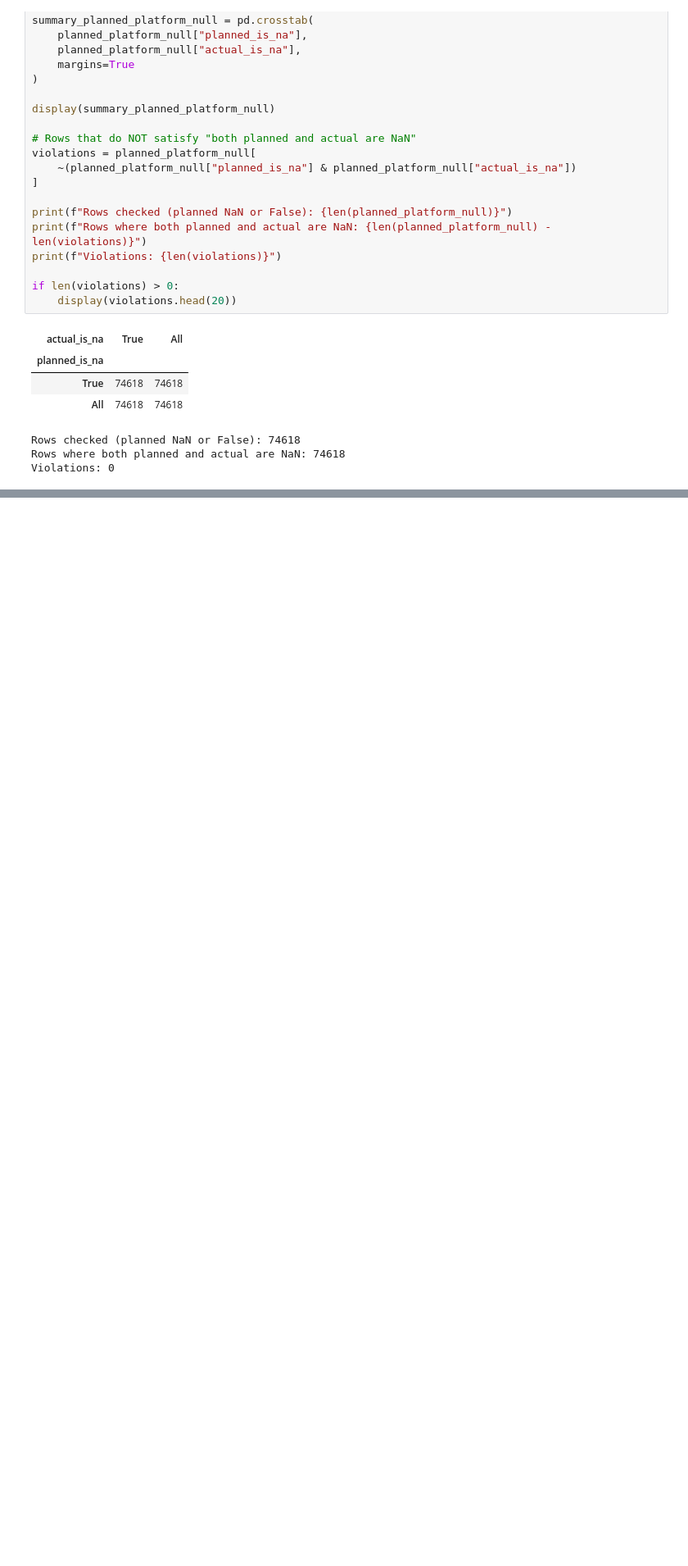
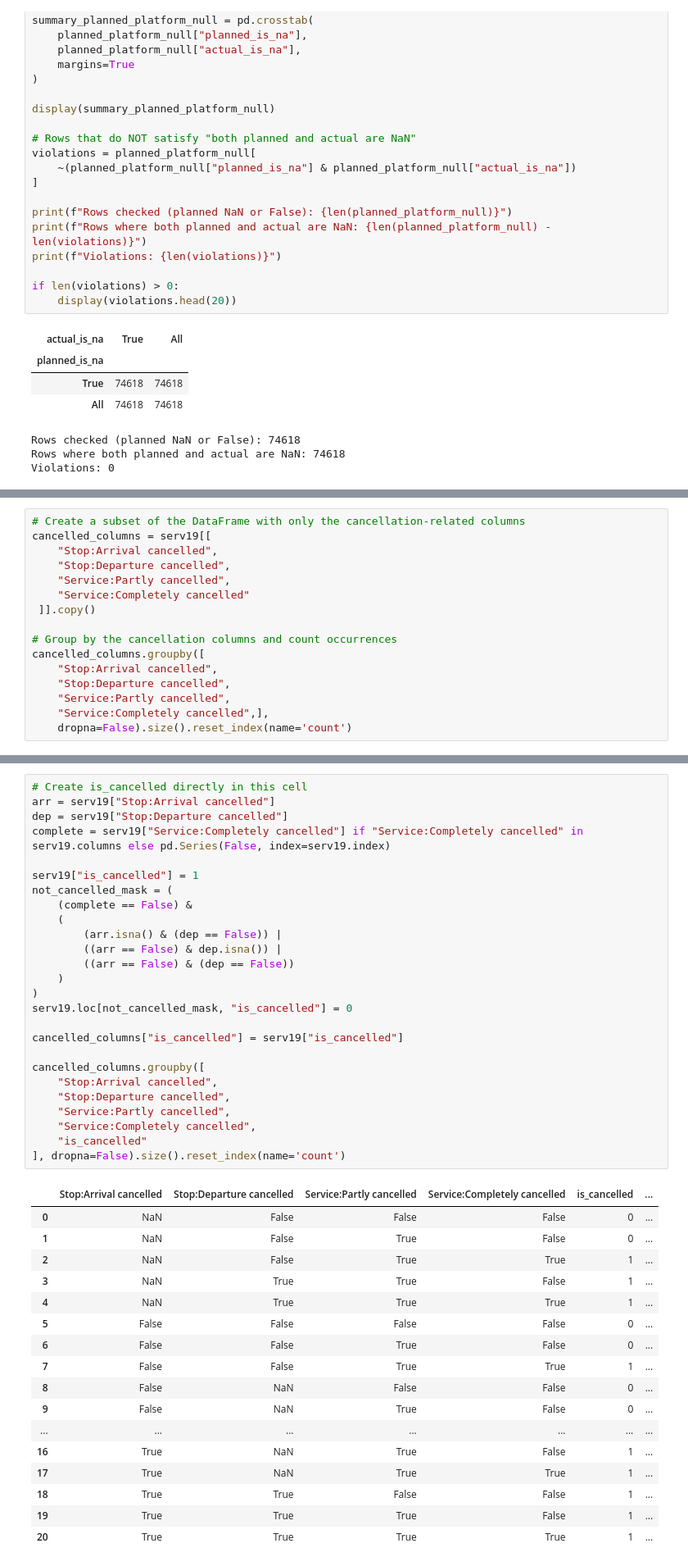
Before and after one commit to ywang0202/master_thesis, a Jupyter notebook: eda_disruptions_weather_final.ipynb, the cells around one changed output, grey strips where cells are left out. Shown at 82% size. Drawn from its saved outputs; the diff is of its cells as text; blank space fills up the shorter version.

```diff
--- a/eda_disruptions_weather_final.ipynb
+++ b/eda_disruptions_weather_final.ipynb
@@ -1115,0 +1103,16 @@ Overlapping rows across A/B/C: 0
+# %%
+# Create a subset of the DataFrame with only the cancellation-related columns
+cancelled_columns = serv19[[
+    "Stop:Arrival cancelled",
+    "Stop:Departure cancelled",
+    "Service:Partly cancelled",
+    "Service:Completely cancelled"
+ ]].copy()
+
+# Group by the cancellation columns and count occurrences
+cancelled_columns.groupby([
+    "Stop:Arrival cancelled",
+    "Stop:Departure cancelled",
+    "Service:Partly cancelled",
+    "Service:Completely cancelled",],
+    dropna=False).size().reset_index(name='count')
@@ -1115,0 +1137,44 @@ Overlapping rows across A/B/C: 0
+# %%
+# Create is_cancelled directly in this cell
+arr = serv19["Stop:Arrival cancelled"]
+dep = serv19["Stop:Departure cancelled"]
+complete = serv19["Service:Completely cancelled"] if "Service:Completely cancelled" in serv19.columns else pd.Series(False, index=serv19.index)
+
+serv19["is_cancelled"] = 1
+not_cancelled_mask = (
+    (complete == False) &
+    (
+        (arr.isna() & (dep == False)) |
+        ((arr == False) & dep.isna()) |
+        ((arr == False) & (dep == False))
+    )
+)
+serv19.loc[not_cancelled_mask, "is_cancelled"] = 0
+
+cancelled_columns["is_cancelled"] = serv19["is_cancelled"]
+
+cancelled_columns.groupby([
+    "Stop:Arrival cancelled",
+    "Stop:Departure cancelled",
+    "Service:Partly cancelled",
+    "Service:Completely cancelled",
+    "is_cancelled"
+], dropna=False).size().reset_index(name='count')
+# %% [output]
+|  | Stop:Arrival cancelled | Stop:Departure cancelled | Service:Partly cancelled | Service:Completely cancelled | is_cancelled | ... |
+| 0 | NaN | False | False | False | 0 | ... |
+| 1 | NaN | False | True | False | 0 | ... |
+| 2 | NaN | False | True | True | 1 | ... |
+| 3 | NaN | True | True | False | 1 | ... |
+| 4 | NaN | True | True | True | 1 | ... |
+| 5 | False | False | False | False | 0 | ... |
+| 6 | False | False | True | False | 0 | ... |
+| 7 | False | False | True | True | 1 | ... |
+| 8 | False | NaN | False | False | 0 | ... |
+| 9 | False | NaN | True | False | 0 | ... |
+| ... | ... | ... | ... | ... | ... | ... |
+| 16 | True | NaN | True | False | 1 | ... |
+| 17 | True | NaN | True | True | 1 | ... |
+| 18 | True | True | False | False | 1 | ... |
+| 19 | True | True | True | False | 1 | ... |
+| 20 | True | True | True | True | 1 | ... |
```
Also changed, not shown: parts of 7 cells of this notebook.
